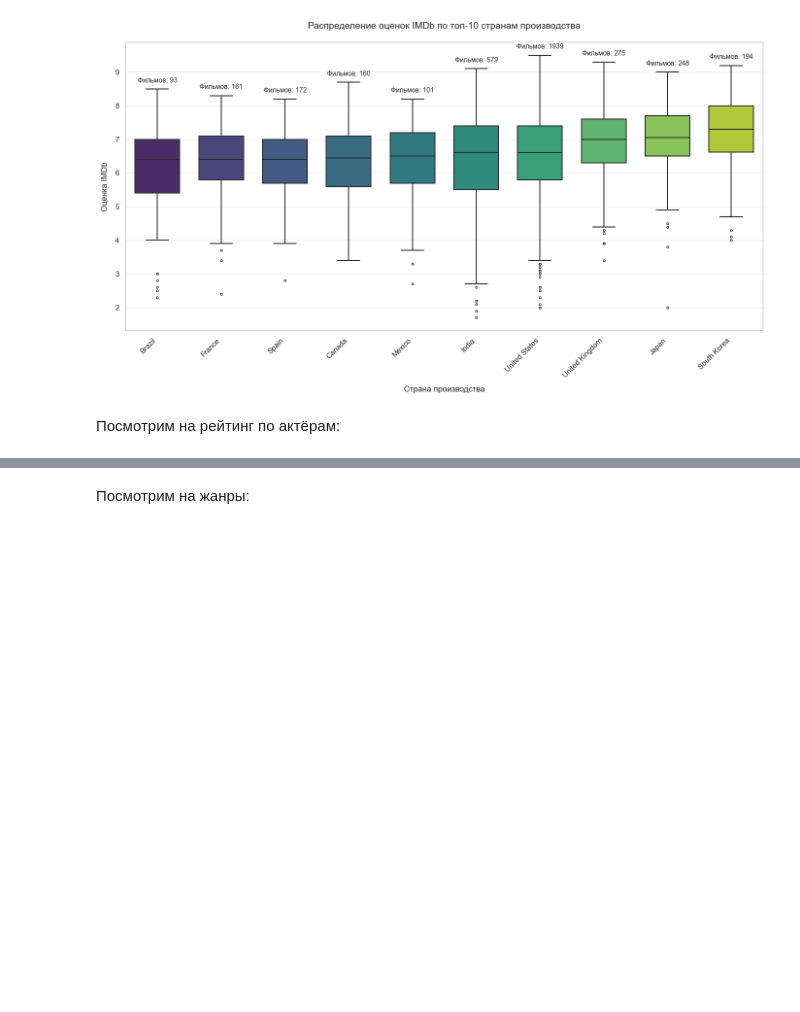
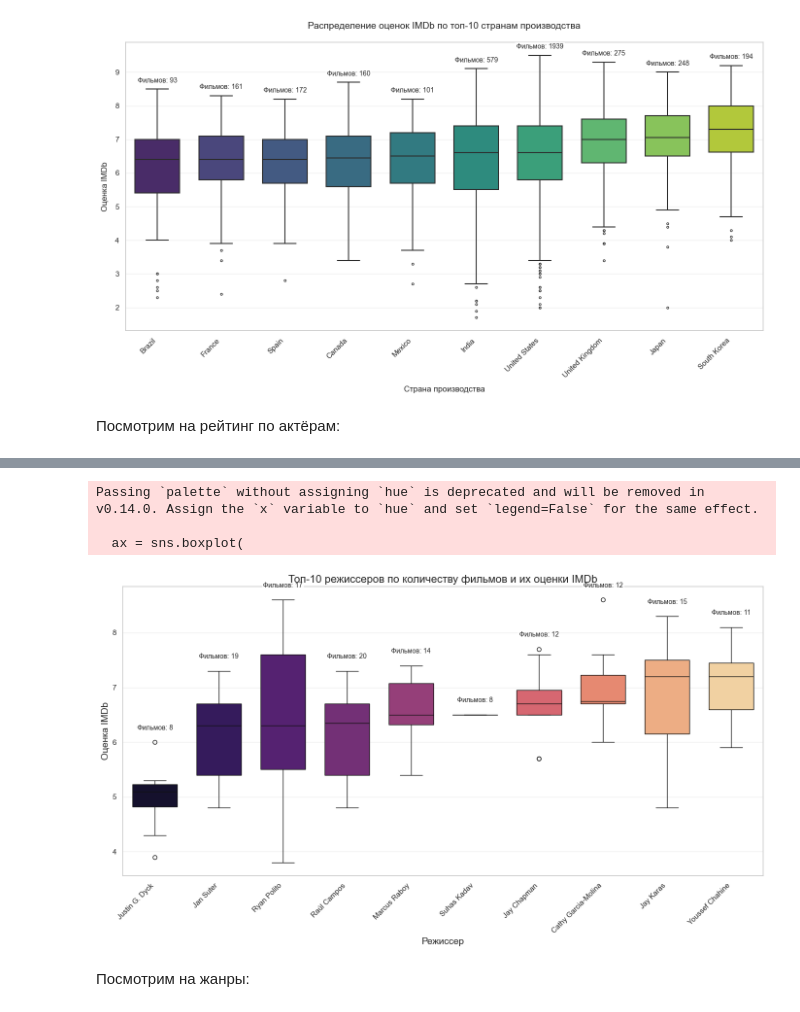
Before and after one commit to KiraMartuyshova/statprac25_Martyushova, a Jupyter notebook: Proekt.ipynb, the cells around one changed output, grey strips where cells are left out. Saved outputs shown, nothing was run; the diff lists cells and outputs as text; code cells hidden in the pictures; blank space fills up the shorter version.

```diff
--- a/Proekt.ipynb
+++ b/Proekt.ipynb
@@ -365,3 +363,53 @@ Passing `palette` without assigning `hue` is deprecated and will be removed in v
+# %%
+# Получаем топ-10 режиссеров по количеству фильмов
+top_directors = credits_df[credits_df['role'] == 'DIRECTOR']['name'].value_counts().head(10)
+top_director_names = top_directors.index
+
+# Фильтруем только фильмы с этими режиссерами
+director_movies = credits_df[(credits_df['name'].isin(top_director_names)) & (credits_df['role'] == 'DIRECTOR')]
+
+# Объединяем с оценками IMDb
+director_scores = pd.merge(director_movies[['id', 'name']],
+                          titles_df[['id', 'imdb_score']],
+                          on='id')
+
+# Сортируем по медианной оценке
+director_order = director_scores.groupby('name')['imdb_score'].median().sort_values().index
+
+# Строим boxplot
+plt.figure(figsize=(14, 8))
+ax = sns.boxplot(
+    x='name',
+    y='imdb_score',
+    data=director_scores,
+    order=director_order,
+    palette="magma",
+    width=0.7
+)
+
+# Добавляем подписи с количеством фильмов
+for i, director in enumerate(director_order):
+    count = top_directors[director]
+    ax.text(i,
+            director_scores[director_scores['name'] == director]['imdb_score'].max() + 0.2,
+            f'Фильмов: {count}',
+            ha='center',
+            va='bottom',
+            fontsize=10,
+            bbox=dict(facecolor='white', alpha=0.8, edgecolor='none', pad=2))
+
+plt.title('Топ-10 режиссеров по количеству фильмов и их оценки IMDb', fontsize=16)
+plt.xlabel('Режиссер', fontsize=14)
+plt.ylabel('Оценка IMDb', fontsize=14)
+plt.xticks(rotation=45, ha='right')
+plt.grid(axis='y', alpha=0.3)
+plt.tight_layout()
+plt.show()
+# %% [output]
+Passing `palette` without assigning `hue` is deprecated and will be removed in v0.14.0. Assign the `x` variable to `hue` and set `legend=False` for the same effect.
+
+  ax = sns.boxplot(
+[figure, added]
 # %% [markdown]
 Посмотрим на жанры:
 # %%
```
Also changed, not shown: parts of 32 cells of this notebook.
